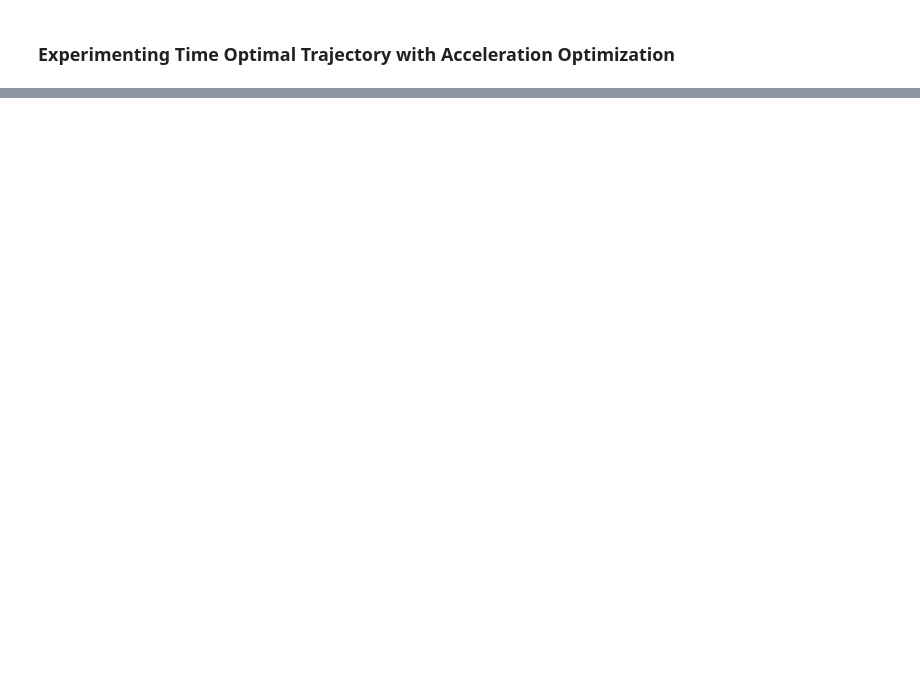
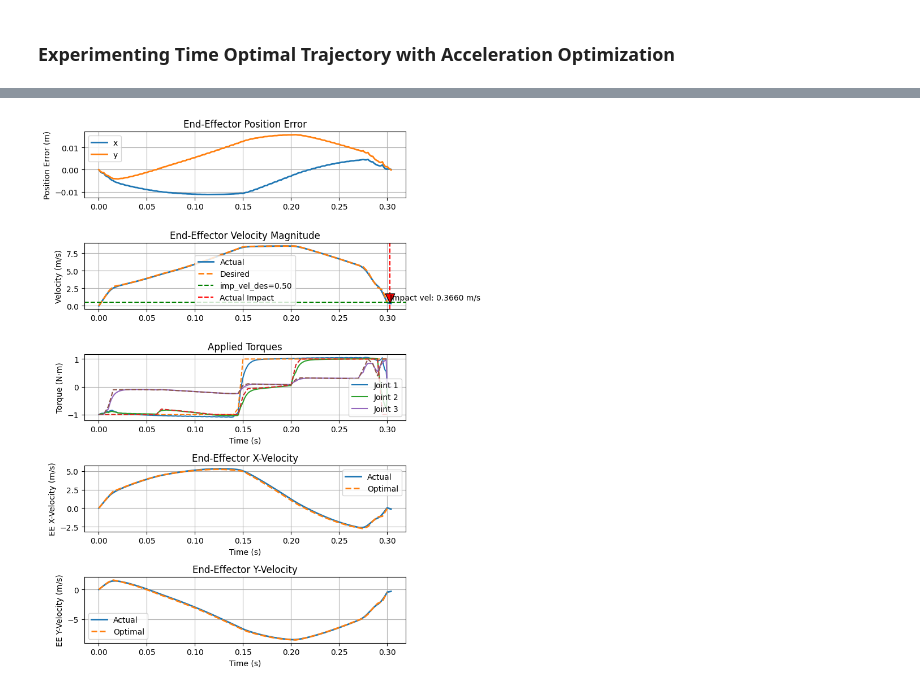
Before and after one commit to andrewmattei/robosuite, a Jupyter notebook: robosuite/demos/planar_arm_trajectory_opt.ipynb, the cells around one changed output, grey strips where cells are left out. Cells and saved outputs as stored; diff of their text form; code cells hidden in the pictures; blank space fills up the shorter version.

```diff
--- a/robosuite/demos/planar_arm_trajectory_opt.ipynb
+++ b/robosuite/demos/planar_arm_trajectory_opt.ipynb
@@ -131,0 +207,18 @@ Total number of equality constraints.................:      189
+# %%
+import h5py
+import pathlib
+
+current_dir = pathlib.Path.cwd()
+# Define the path to the HDF5 file
+results_dir = "../results/2025-04-20_19-10-20"
+hdf5_file = "collected_dataset_only_final_states.hdf5"
+hdf5_path = os.path.join(current_dir, results_dir, hdf5_file)
+
+# Read the v_f_des from run_729
+with h5py.File(hdf5_path, 'r') as f:
+    v_f_des = f['run_729']['v_f_des'][:]
+    print(f"Desired final velocity from run_729: {v_f_des}")
+
+# Optional: also get actual impact velocity for comparison
+    v_f_act = f['run_729']['v_f_act'][:]
+    print(f"Actual impact velocity from run_729: {v_f_act}")
@@ -131,0 +230,81 @@ Total number of equality constraints.................:      189
+# %%
+import numpy as np
+import casadi as cs
+import matplotlib.pyplot as plt
+import os
+import robosuite.demos.optimizing_max_jacobian as omj
+import h5py
+import pathlib
+import robosuite.scripts.impact_ctrl_data_visualization_pf_vf as vis
+
+current_dir = pathlib.Path.cwd()  # for ipython notebook
+# current_dir = os.path.dirname(os.path.abspath(__file__))
+# Define the path to the HDF5 file
+# results_dir = "../results/2025-04-20_19-10-20"
+# results_dir = "../results/2025-04-22_15-21-35"
+results_dir = "../results/2025-04-29_21-42-32"
+hdf5_file = "collected_dataset_only_final_states.hdf5"
+hdf5_path = os.path.join(current_dir, results_dir, hdf5_file)
+# vis.plot_impact_errors(hdf5_path)
+
+# Read the v_f_des from run_729
+# run_id = "0729"
+# run_id = "0319"
+run_id = "0000"
+# TODO maybe use accel direction as final constraint? or constraint the direction of the linear accel only (no centripital)
+run_str = f"run_{run_id}"
+param_str = "parameters"
+with h5py.File(hdf5_path, 'r') as f:
+    v_f_des = f[run_str]['v_f_des'][:]
+    print(f"Desired final velocity from {run_str}: {v_f_des}")
+    # v_f_act = f[run_str]['v_f_sim'][:]
+    # print(f"Simulated impact velocity from {run_str}: {v_f_act}")
+
+    p_f_des = f[run_str]['p_f_des'][:]
+    print(f"Desired final position from {run_str}: {p_f_des}")
+    # p_f_act = f[run_str]['p_f_sim'][:]
+    # print(f"Simulated final position from {run_str}: {p_f_act}")
+
+    # Read the parameters from the HDF5 file
+    m = f[param_str]['m'][:]
+    l = f[param_str]['l'][:]
+    r = f[param_str]['r'][:]
+    q_lower = f[param_str]['q_lower'][:]
+    q_upper = f[param_str]['q_upper'][:]
+    dq_lower = f[param_str]['dq_lower'][:]
+    dq_upper = f[param_str]['dq_upper'][:]
+    tau_lower = f[param_str]['tau_lower'][:]
+    tau_upper = f[param_str]['tau_upper'][:]
+    T = f[param_str]['T'][()]
+    N = f[param_str]['N'][()]
+    weight_v = f[param_str]['weight_v'][()]
+    weight_xdd = f[param_str]['weight_xdd'][()]
+    weight_tau_smooth = f[param_str]['weight_tau_smooth'][()]
+    weight_terminal = f[param_str]['weight_terminal'][()]
+    boundary_epsilon = f[param_str]['boundary_epsilon'][()]
+
+
+# Optimize the trajectory
+solution = omj.optimize_trajectory_cartesian_accel_flex_pose(p_f_des, v_f_des, m, l, r,
+                        q_lower, q_upper, dq_lower, dq_upper,
+                        tau_lower, tau_upper,
+                        T, N,
+                        weight_v, weight_xdd,
+                        weight_tau_smooth, weight_terminal,
+                        boundary_epsilon)
+# omj.display_and_save_solution(solution, 'opt_trajectory_max_cartesian_accel_flex_pose.npy')
+omj.save_solution_to_npy(solution, 'opt_trajectory_max_cartesian_accel_flex_pose.npy')
+
+# check the offscreen simulation
+from robosuite.demos.planar_arm_contact_ctrl import robot_xml, RobotSystem
+import mujoco
+# === Initialize the robot system === #
+model = mujoco.MjModel.from_xml_string(robot_xml)
+data = mujoco.MjData(model)
+robot = RobotSystem(model, data, gui=True)
+sim_data = robot.run_simulation_offscreen(solution, sim_dt = 0.001)
+robot.plot_results(sim_data)
+# print(f"p_f_des: [{p_f_des[0]:.4f}, {p_f_des[1]:.4f}], v_f_des: [{v_f_des[0]:.4f}, {v_f_des[1]:.4f}]")
+# print(f"p_f_opt: [{sim_data['final_position'][0]:.4f}, {sim_data['final_position'][1]:.4f}], v_f_opt: [{sim_data['final_velocity'][0]:.4f}, {sim_data['final_velocity'][1]:.4f}]")
+# print(f"p_f_sim: [{sim_data['impact_pos'][0]:.4f}, {sim_data['impact_pos'][1]:.4f}], v_f_sim: [{sim_data['impact_vel'][0]:.4f}, {sim_data['impact_vel'][1]:.4f}]")
+# %% [output]
@@ -131,0 +327 @@ Total number of equality constraints.................:      189
+[figure, added]
```
Also changed, not shown: parts of 14 cells of this notebook, 17 other files.
